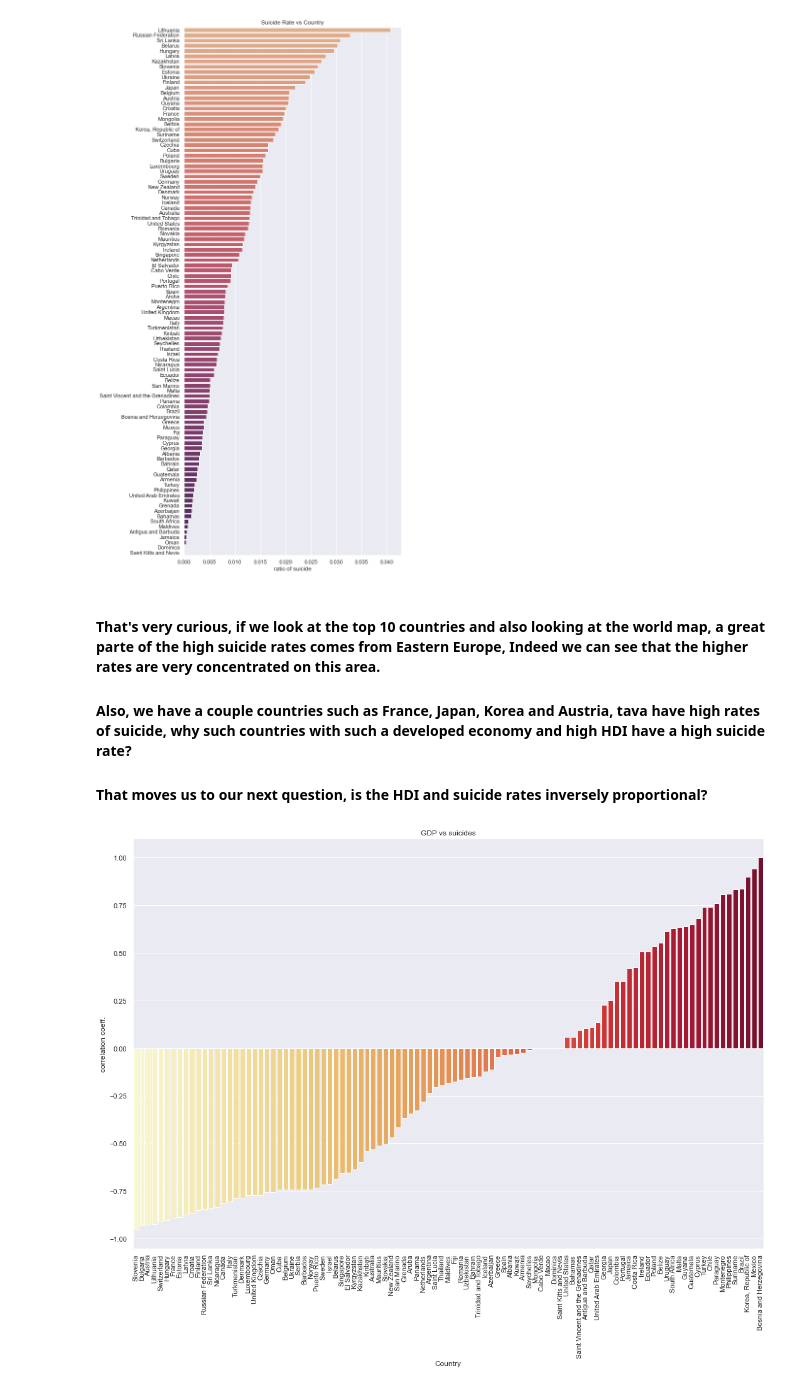
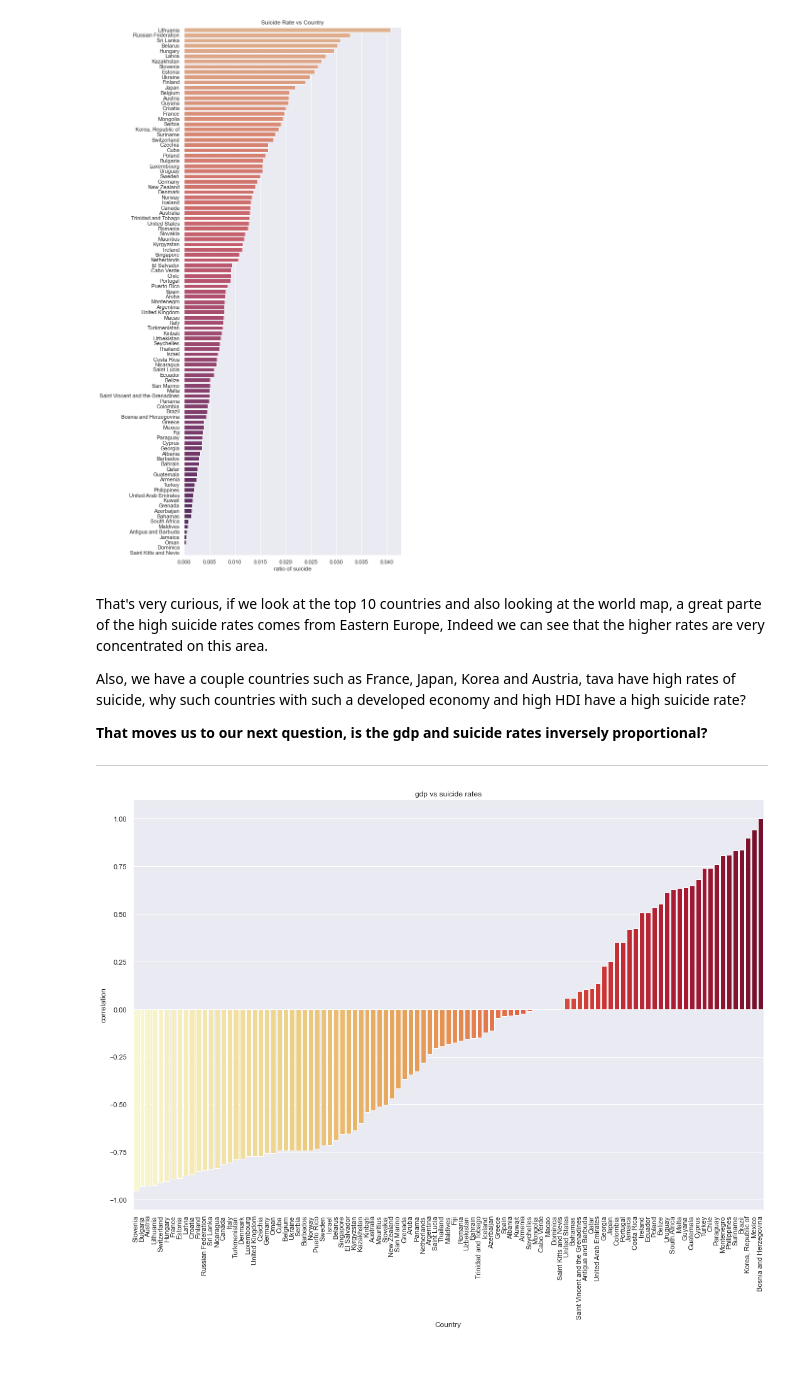
Before and after one commit to gzangerme/word_suicide_rates, a Jupyter notebook: suicide_EDA.ipynb, the cells around one changed output. Cells and saved outputs as stored; diff of their text form; code cells hidden in the pictures; blank space fills up the shorter version.

```diff
--- a/suicide_EDA.ipynb
+++ b/suicide_EDA.ipynb
@@ -28,5 +43,7 @@ sns.set(color_codes=True)
 # %%
-df = pd.read_csv("master.csv")
+
+df = pd.read_csv('data.csv')
+
 df.head()
 # %% [output]
 |  | country | year | sex | age | suicides_no | population | suicides/100k pop | country-year | ... |
@@ -211,30 +234,34 @@ plt.show()
 # %% [output]
 [figure]
 # %% [markdown]
-#### That's very curious, if we look at the top 10 countries and also looking at the world map, a great parte of the high suicide rates comes from Eastern Europe, Indeed we can see that the higher rates are very concentrated on this area.
+That's very curious, if we look at the top 10 countries and also looking at the world map, a great parte of the high suicide rates comes from Eastern Europe, Indeed we can see that the higher rates are very concentrated on this area.
 
-#### Also, we have a couple countries such as France, Japan, Korea and Austria, tava have high rates of suicide, why such countries with such a developed economy and high HDI have a high suicide rate?
+Also, we have a couple countries such as France, Japan, Korea and Austria, tava have high rates of suicide, why such countries with such a developed economy and high HDI have a high suicide rate?
 
-#### That moves us to our next question, is the HDI and suicide rates inversely proportional?
+__That moves us to our next question, is the gdp and suicide rates inversely proportional?__
+
+***
 # %%
+# Running our Person Correlation Coefficient so we can get the correlation between gdp Percapita and Suicide Rates
+
 df_gdp = df.groupby(["country","year"]).gdp_per_capita.mean()
 corr_eff = {}
 p_value_eff = {}
 for country in country_list[:]:
     slope, intercept, r_value, p_value, std_err = stats.linregress(df_gdp[country].values, df_total[country].values)
     corr_eff[country] = float(r_value)
     p_value_eff[country] = float(p_value)
 
 gdp_tup = list(corr_eff.items())
 gdp_tup.sort(key= lambda pair:pair[1], reverse = False)
 dgp_relation = {a[0]:a[1] for a in gdp_tup}
 
 plt.figure(figsize=(18,12))
 sns.barplot(x=list(dgp_relation.keys()), y=list(dgp_relation.values()), palette = "YlOrRd")
 plt.xticks(rotation = 90)
 plt.xlabel("Country")
-plt.ylabel("correlation coeff.")
-plt.title("GDP vs suicides")
+plt.ylabel("correlation")
+plt.title("gdp vs suicide rates")
 plt.show()
 # %% [output]
-[figure, old version]
+[figure, new version]
```
Also changed, not shown: parts of 23 cells of this notebook.
